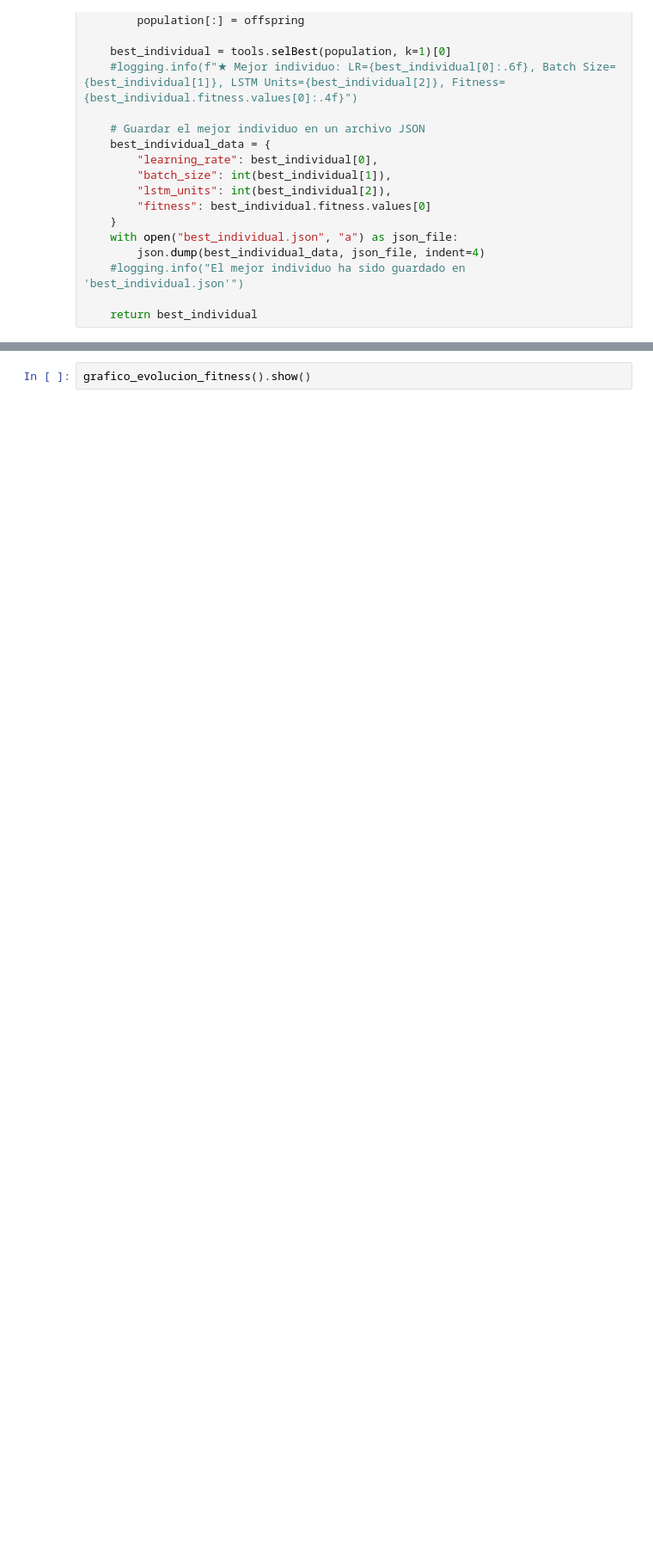
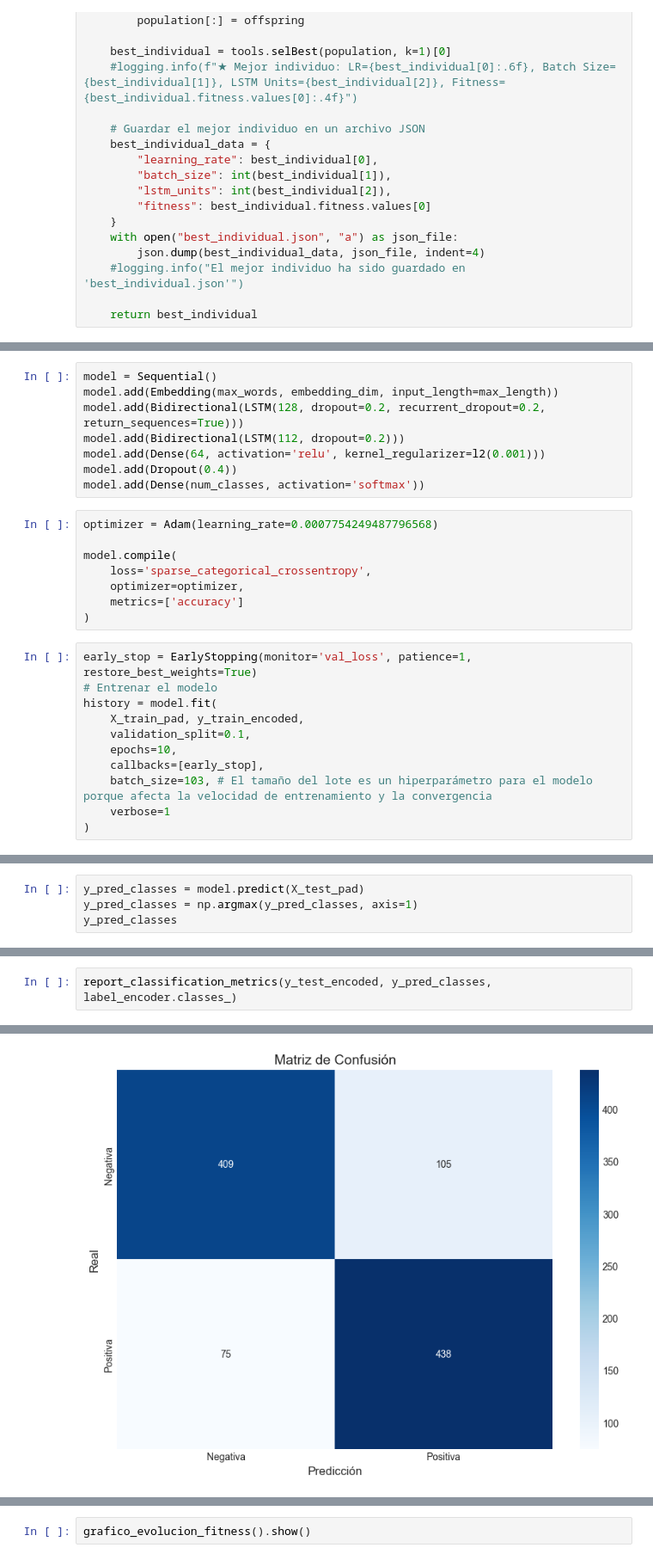
Before and after one commit to andersonjalvarado/P1-SENTIMENT-IA, a Jupyter notebook: Implementacion.ipynb, the cells around one changed output, grey strips where cells are left out. Shown at 86% size. Saved outputs shown, nothing was run; the diff lists cells and outputs as text; blank space fills up the shorter version.

```diff
--- a/Implementacion.ipynb
+++ b/Implementacion.ipynb
@@ -1982,0 +1983,27 @@ Epoch 3/10
+# %%
+model = Sequential()
+model.add(Embedding(max_words, embedding_dim, input_length=max_length))
+model.add(Bidirectional(LSTM(128, dropout=0.2, recurrent_dropout=0.2, return_sequences=True)))
+model.add(Bidirectional(LSTM(112, dropout=0.2)))
+model.add(Dense(64, activation='relu', kernel_regularizer=l2(0.001)))
+model.add(Dropout(0.4))
+model.add(Dense(num_classes, activation='softmax'))
+# %%
+optimizer = Adam(learning_rate=0.0007754249487796568)
+
+model.compile(
+    loss='sparse_categorical_crossentropy',
+    optimizer=optimizer,
+    metrics=['accuracy']
+)
+# %%
+early_stop = EarlyStopping(monitor='val_loss', patience=1, restore_best_weights=True)
+# Entrenar el modelo
+history = model.fit(
+    X_train_pad, y_train_encoded,
+    validation_split=0.1,
+    epochs=10,
+    callbacks=[early_stop],
+    batch_size=103, # El tamaño del lote es un hiperparámetro para el modelo porque afecta la velocidad de entrenamiento y la convergencia
+    verbose=1
+)
@@ -1982,0 +2019,4 @@ Epoch 3/10
+# %%
+y_pred_classes = model.predict(X_test_pad)
+y_pred_classes = np.argmax(y_pred_classes, axis=1)
+y_pred_classes
@@ -1982,0 +2031,3 @@ Epoch 3/10
+# %%
+report_classification_metrics(y_test_encoded, y_pred_classes, label_encoder.classes_)
+# %% [output]
@@ -1982,0 +2042 @@ Epoch 3/10
+[figure, added]
```
Also changed, not shown: parts of 15 cells of this notebook, 1 other file.
